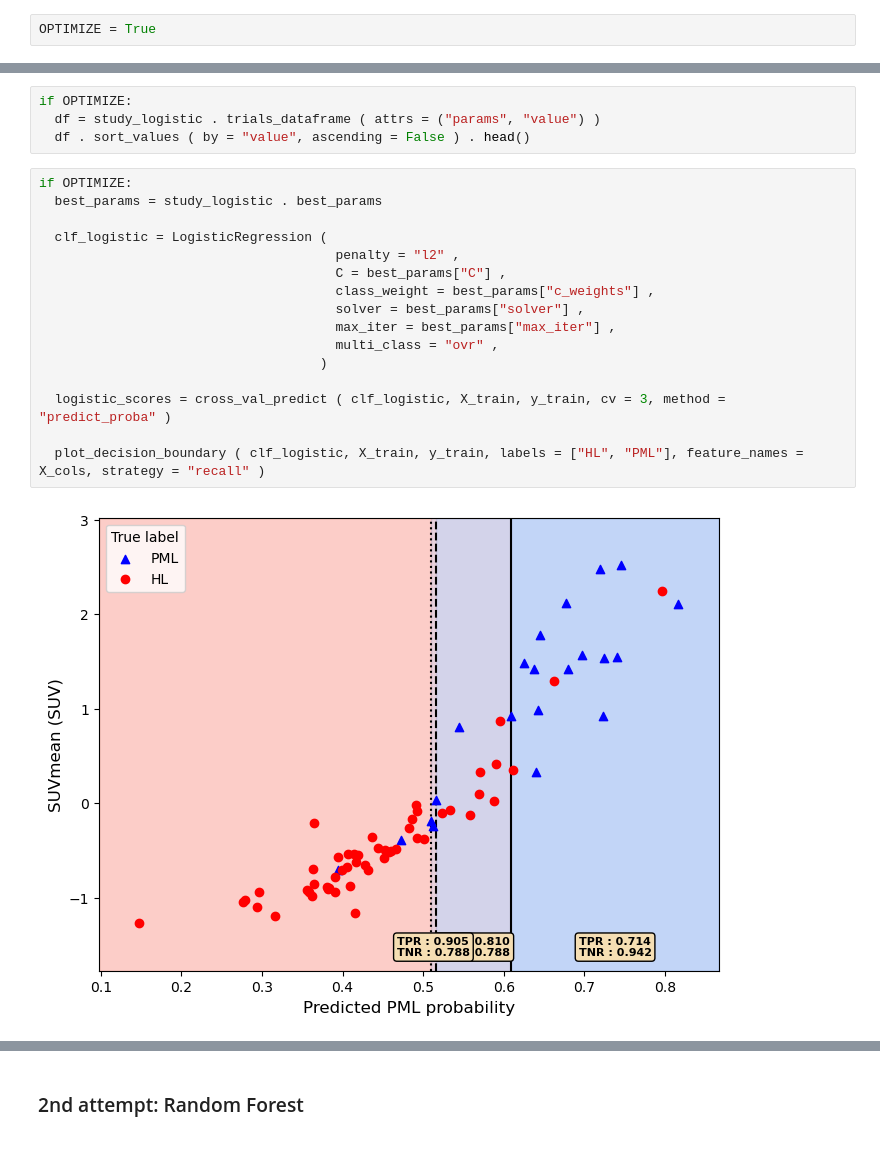
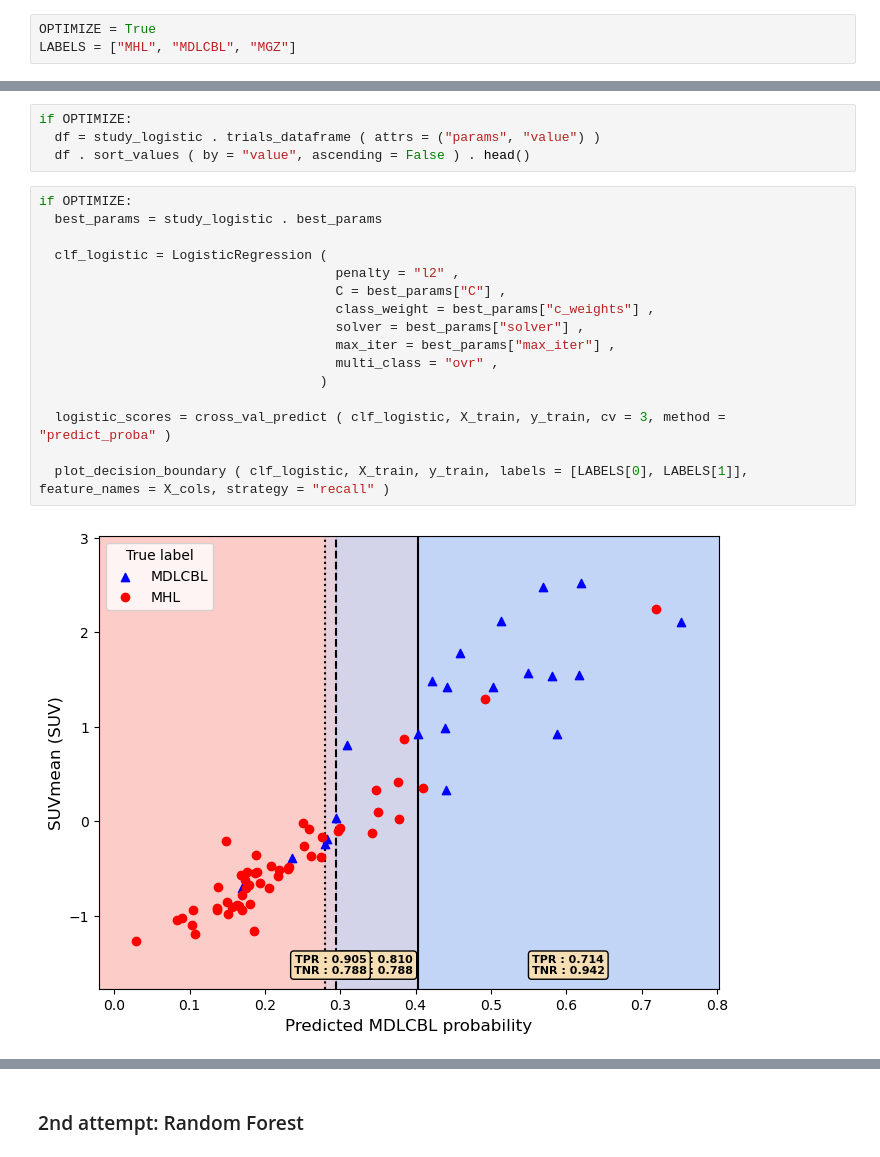
Before and after one commit to harel-coffee/mediastinal-lymphoma-classification-auto, a Jupyter notebook: 5_lymphoma_classification.ipynb, the cells around one changed output, grey strips where cells are left out. Cells and saved outputs as stored; diff of their text form.

```diff
--- a/5_lymphoma_classification.ipynb
+++ b/5_lymphoma_classification.ipynb
@@ -11,6 +11,7 @@
 </table>
 # %%
 OPTIMIZE = True
+LABELS = ["MHL", "MDLCBL", "MGZ"]
 # %% [markdown]
 ## Binary classification
 # %% [markdown]
@@ -273,20 +286,20 @@ if OPTIMIZE:
 # %%
 if OPTIMIZE:
   best_params = study_logistic . best_params
 
   clf_logistic = LogisticRegression (
                                       penalty = "l2" ,
                                       C = best_params["C"] ,
                                       class_weight = best_params["c_weights"] ,
                                       solver = best_params["solver"] ,
                                       max_iter = best_params["max_iter"] ,
                                       multi_class = "ovr" ,
                                     )
 
   logistic_scores = cross_val_predict ( clf_logistic, X_train, y_train, cv = 3, method = "predict_proba" )
 
-  plot_decision_boundary ( clf_logistic, X_train, y_train, labels = ["HL", "PML"], feature_names = X_cols, strategy = "recall" )
+  plot_decision_boundary ( clf_logistic, X_train, y_train, labels = [LABELS[0], LABELS[1]], feature_names = X_cols, strategy = "recall" )
 # %% [output]
-[figure, old version]
+[figure, new version]
 # %%
 y_train_pred_95, _ = custom_predictions ( y_train, logistic_scores, recall_score = 0.95, show_curves = True )
```
Also changed, not shown: parts of 34 cells of this notebook, 5 other files.
